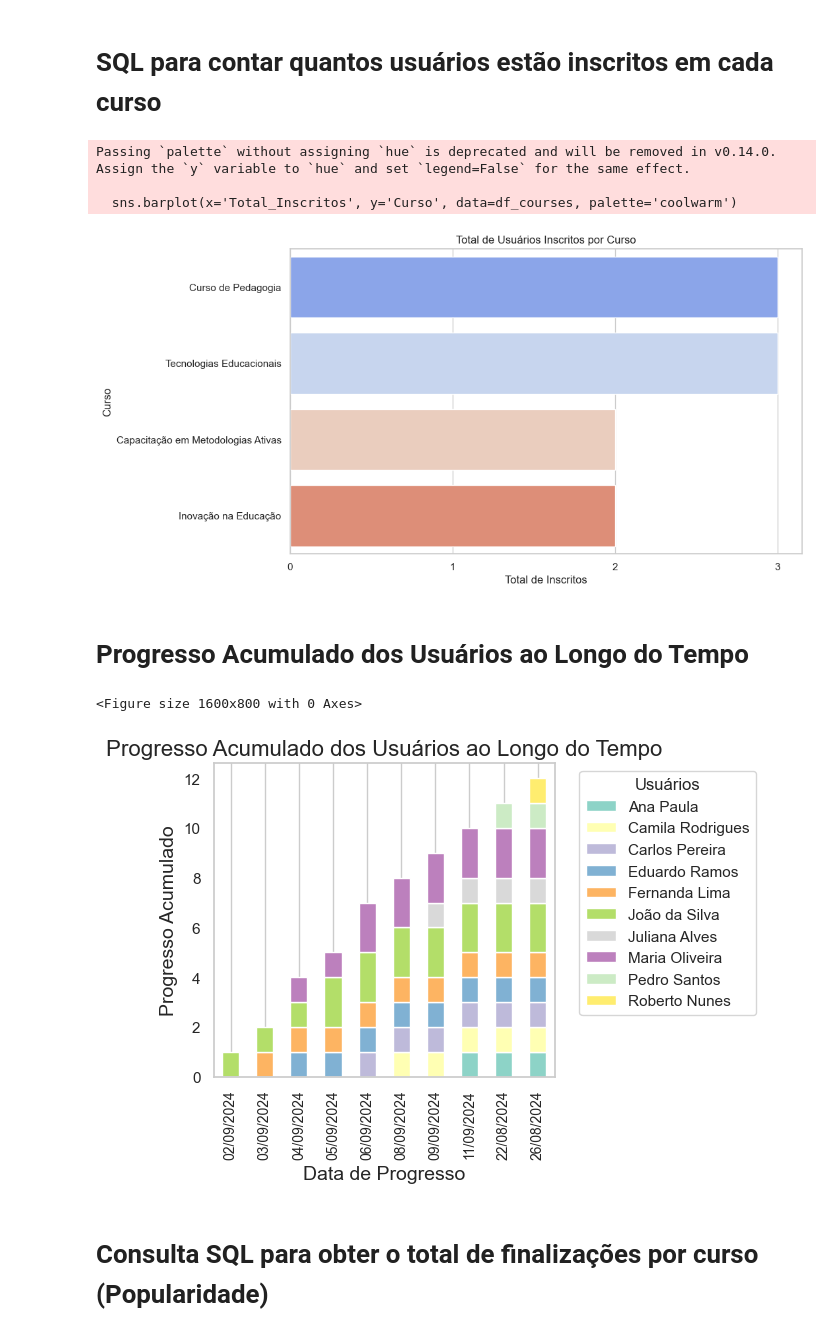
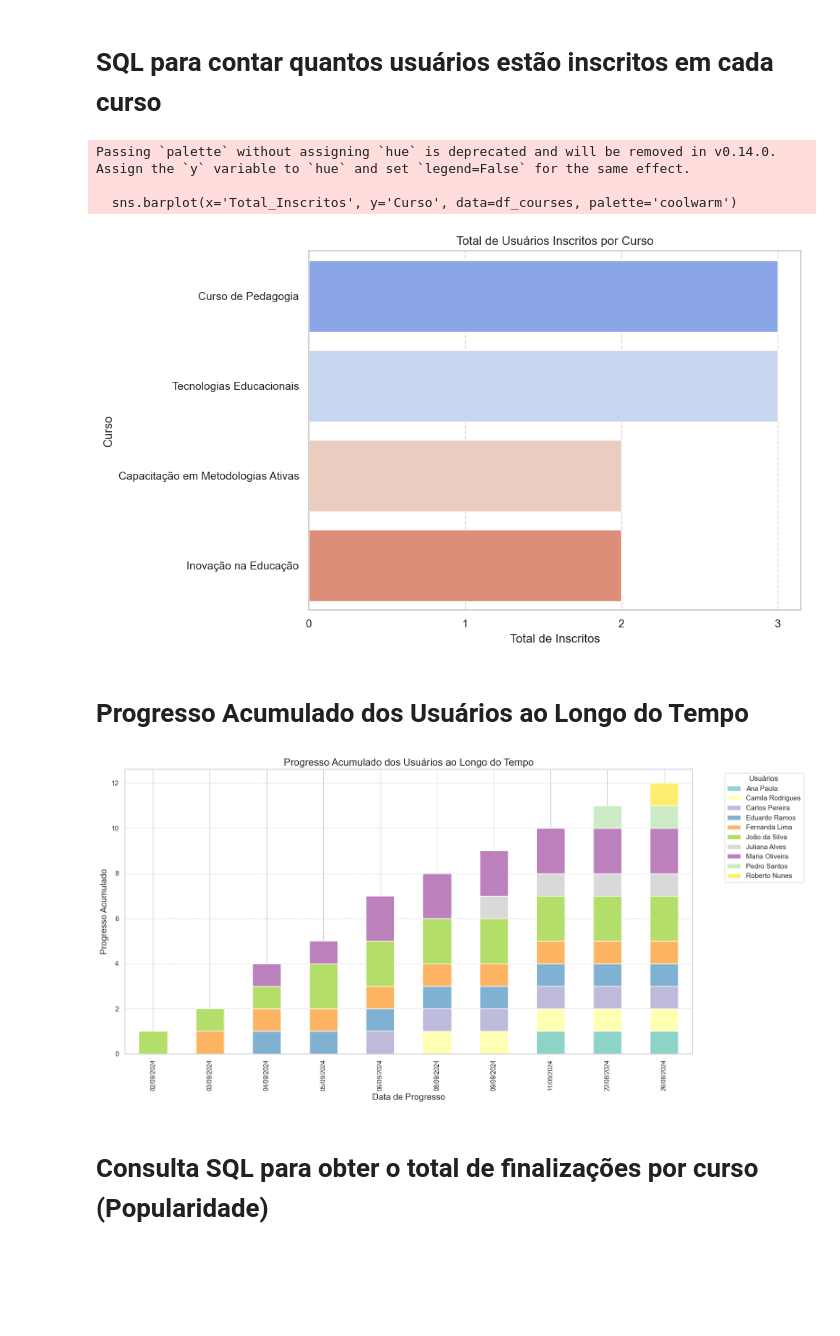
Before and after one commit to TeachGreen/Docentify-BI, a Jupyter notebook: BI.ipynb, the cells around one changed output. Cells and saved outputs as stored; diff of their text form; code cells hidden in the pictures; blank space fills up the shorter version.

```diff
--- a/BI.ipynb
+++ b/BI.ipynb
@@ -69,51 +86,60 @@ df_progress_long = df_progress_grouped_pivot.melt(id_vars=['Data_Progresso'], va
 # SQL para contar quantos usuários estão inscritos em cada curso
 # %%
 query_courses = """
-SELECT c.name AS Curso, COUNT(e.userId) AS Total_Inscritos
+SELECT
+    c.name AS Curso,
+    COUNT(e.userId) AS Total_Inscritos
 FROM Enrollments e
 JOIN Courses c ON e.courseId = c.id
+WHERE e.isActive = 1  -- Considera apenas inscrições ativas
 GROUP BY c.name
+ORDER BY Total_Inscritos DESC;
 """
 
 df_courses = pd.read_sql(query_courses, conn)
 
-plt.figure(figsize=(10,6))
+plt.figure(figsize=(10, 6))
+sns.barplot(x='Total_Inscritos', y='Curso', data=df_courses, palette='coolwarm')
 plt.xticks(ticks=range(0, df_courses['Total_Inscritos'].max() + 1, 1))
-sns.barplot(x='Total_Inscritos', y='Curso', data=df_courses, palette='coolwarm')
 plt.title('Total de Usuários Inscritos por Curso')
 plt.xlabel('Total de Inscritos')
 plt.ylabel('Curso')
+plt.grid(axis='x', linestyle='--', alpha=0.7)
+plt.tight_layout()
 plt.show()
 # %% [output]
 Passing `palette` without assigning `hue` is deprecated and will be removed in v0.14.0. Assign the `y` variable to `hue` and set `legend=False` for the same effect.
 
   sns.barplot(x='Total_Inscritos', y='Curso', data=df_courses, palette='coolwarm')
-[figure, old version]
+[figure, new version]
 # %% [markdown]
 # Progresso Acumulado dos Usuários ao Longo do Tempo
 # %%
-df_progress['Data_Progresso'] = pd.to_datetime(df_progress['Data_Progresso'], dayfirst=True).dt.strftime('%d/%m/%Y')
+# Formata a coluna 'Data_Progresso' para garantir que está no formato correto
+df_progress['Data_Progresso'] = pd.to_datetime(df_progress['Data_Progresso'], errors='coerce').dt.strftime('%d/%m/%Y')
 
+# Agrupa e calcula o progresso acumulado ao longo do tempo
 df_progress_grouped = df_progress.groupby(['Data_Progresso', 'Nome']).size().unstack(fill_value=0).cumsum()
 
-plt.figure(figsize=(16,8))
+# Cria o gráfico de barras empilhadas para o progresso acumulado dos usuários ao longo do tempo
+plt.figure(figsize=(16, 8))
+df_progress_grouped.plot(kind='bar', stacked=True, colormap='Set3', ax=plt.gca())
 
-df_progress_grouped.plot(kind='bar', stacked=True, colormap='Set3')
-
+# Ajustes de título, eixos e legendas
 plt.title('Progresso Acumulado dos Usuários ao Longo do Tempo', fontsize=16)
 plt.xlabel('Data de Progresso', fontsize=14)
 plt.ylabel('Progresso Acumulado', fontsize=14)
 plt.xticks(rotation=90, fontsize=10)
 
-# Define a legenda fora do gráfico
+# Coloca a legenda fora do gráfico para não sobrepor
 plt.legend(title='Usuários', bbox_to_anchor=(1.05, 1), loc='upper left')
-plt.grid(axis='y')
+plt.grid(axis='y', linestyle='--', alpha=0.7)
 
+# Aplica ajustes no layout
 plt.tight_layout()
 plt.show()
 # %% [output]
-<Figure size 1600x800 with 0 Axes>
-[figure, old version]
+[figure, new version]
 # %% [markdown]
 # Consulta SQL para obter o total de finalizações por curso (Popularidade)
 # %%
```
Also changed, not shown: parts of 26 cells of this notebook, 4 other files.
